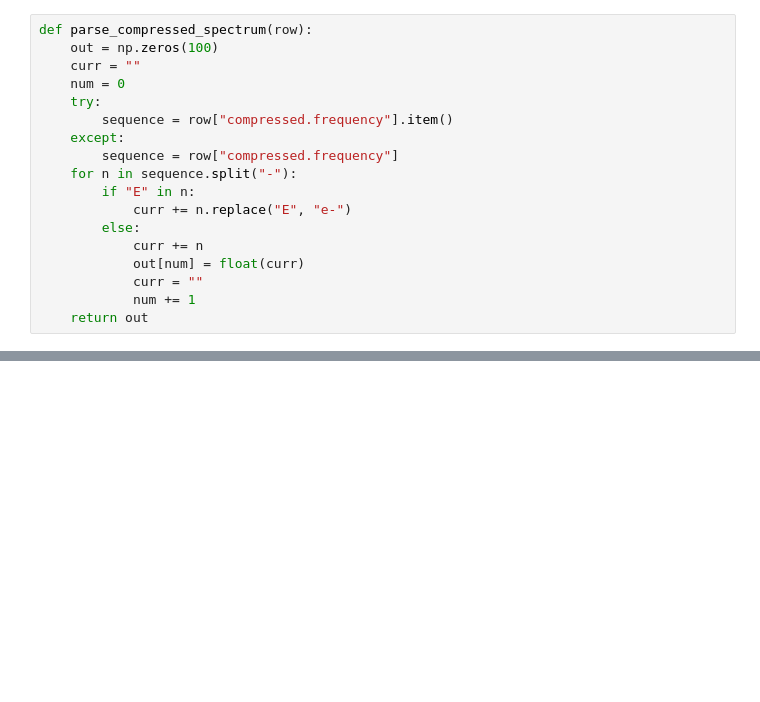
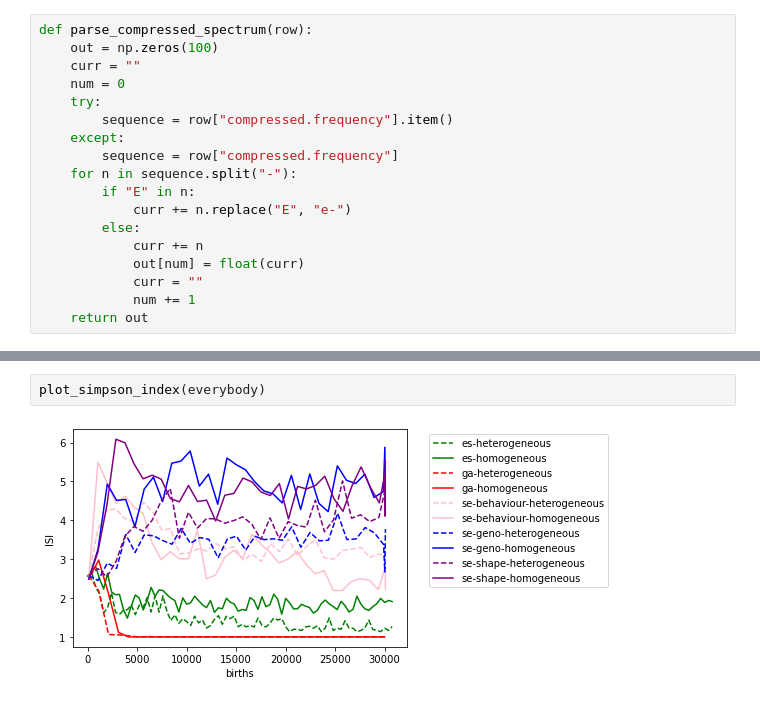
Before and after one commit to pigozzif/FactorsImpactingModularRobots, a Jupyter notebook: Data_Analysis_Notebook.ipynb, the cells around one changed output, grey strips where cells are left out. Saved outputs shown, nothing was run; the diff lists cells and outputs as text; blank space fills up the shorter version.

```diff
--- a/Data_Analysis_Notebook.ipynb
+++ b/Data_Analysis_Notebook.ipynb
@@ -186,0 +527,4 @@ for file in os.listdir(path):
+# %%
+plot_simpson_index(everybody)
+# %% [output]
+[figure, added]
```
Also changed, not shown: parts of 136 cells of this notebook, 6 other files.
